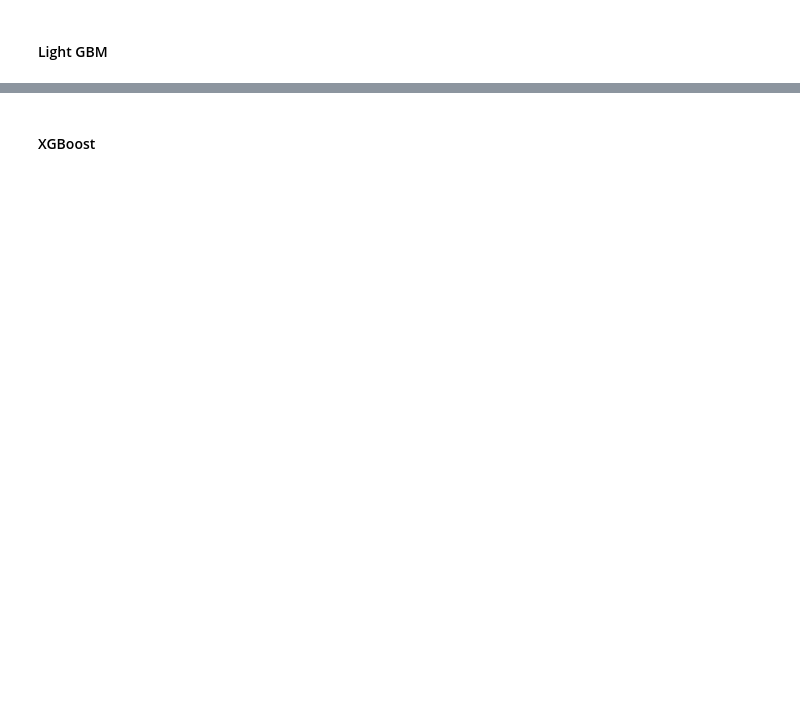
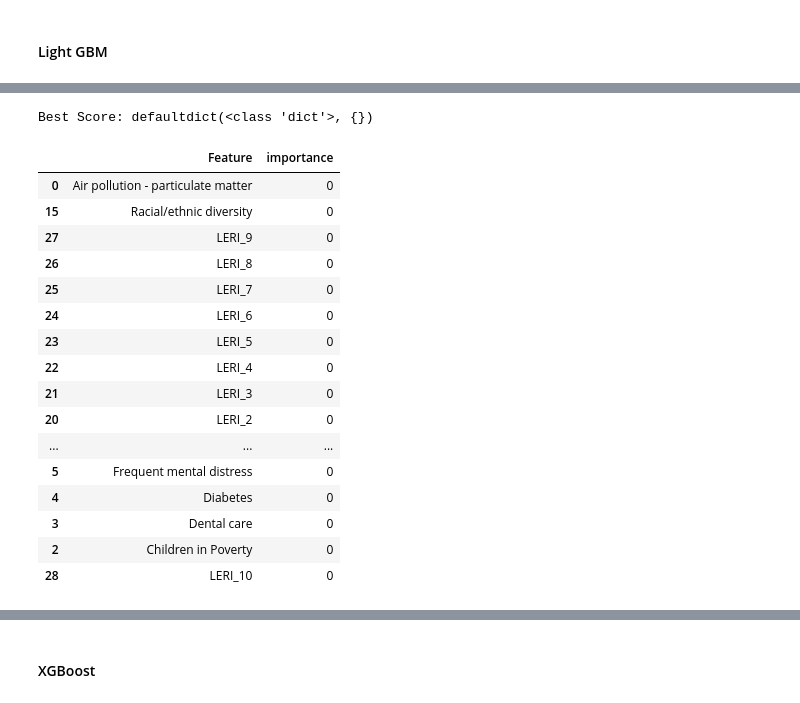
Before and after one commit to lilfetz22/Health_Scores_CAP2, a Jupyter notebook: scripts/Health_Scores_ML.ipynb, the cells around one changed output, grey strips where cells are left out. Cells and saved outputs as stored; diff of their text form; code cells hidden in the pictures; blank space fills up the shorter version.

```diff
--- a/scripts/Health_Scores_ML.ipynb
+++ b/scripts/Health_Scores_ML.ipynb
@@ -356,0 +398,21 @@ Baseline Score: 0.3963963963963964
+# %%
+gbm_fx(tract_data_scaled, frame2['cluster'])
+# %% [output]
+Best Score: defaultdict(<class 'dict'>, {})
+|  | Feature | importance |
+| 0 | Air pollution - particulate matter | 0 |
+| 15 | Racial/ethnic diversity | 0 |
+| 27 | LERI_9 | 0 |
+| 26 | LERI_8 | 0 |
+| 25 | LERI_7 | 0 |
+| 24 | LERI_6 | 0 |
+| 23 | LERI_5 | 0 |
+| 22 | LERI_4 | 0 |
+| 21 | LERI_3 | 0 |
+| 20 | LERI_2 | 0 |
+| ... | ... | ... |
+| 5 | Frequent mental distress | 0 |
+| 4 | Diabetes | 0 |
+| 3 | Dental care | 0 |
+| 2 | Children in Poverty | 0 |
+| 28 | LERI_10 | 0 |
```
Also changed, not shown: parts of 14 cells of this notebook.
